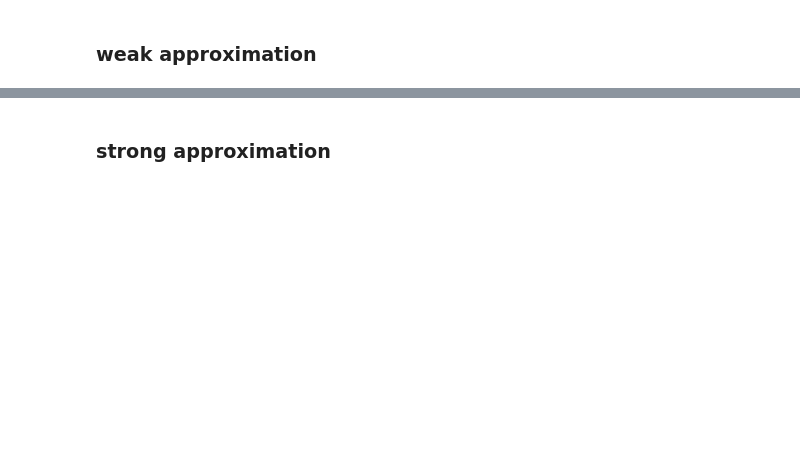
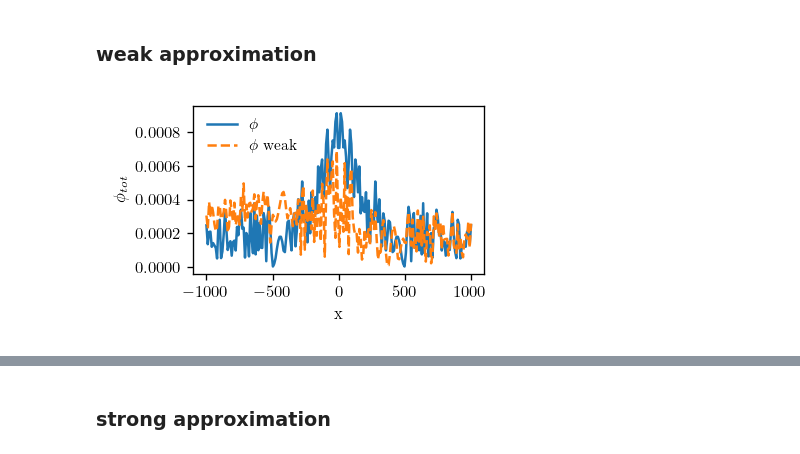
Before and after one commit to mekise/graph-theory-dda, a Jupyter notebook: notebooks/plot_paper.ipynb, the cells around one changed output, grey strips where cells are left out. Saved outputs shown, nothing was run; the diff lists cells and outputs as text; code cells hidden in the pictures; blank space fills up the shorter version.

```diff
--- a/notebooks/plot_paper.ipynb
+++ b/notebooks/plot_paper.ipynb
@@ -23,4 +24,24 @@ figsize = (figwidth, figheight)
 figsize_map = (figwidth, figwidth)
 # %% [markdown]
 ### weak approximation
+# %%
+file = np.load("../data/weak_approx_map.npz")
+saveplot = "../data/weak_approx_slice.pdf"
+scattpos = file["scattpos"]
+xx = file["xx"]
+yy = file["yy"]
+deviationavg = file["deviationavg"]
+phitot = file["phitot"]
+weakphitot = file["weakphitot"]
+
+plt.figure(figsize=figsize, dpi=120)
+plt.plot(xx, np.abs(phitot[:, 50]), label="$\phi$")
+plt.plot(xx, np.abs(weakphitot[:, 50]), '--', label="$\phi$ weak")
+plt.xlabel("x")
+plt.ylabel("$\phi_{tot}$")
+plt.legend(frameon=False, loc='upper left')
+plt.tight_layout()
+plt.show()
+# %% [output]
+[figure, added]
 # %%
```
Also changed, not shown: parts of 6 cells of this notebook, 12 other files.
